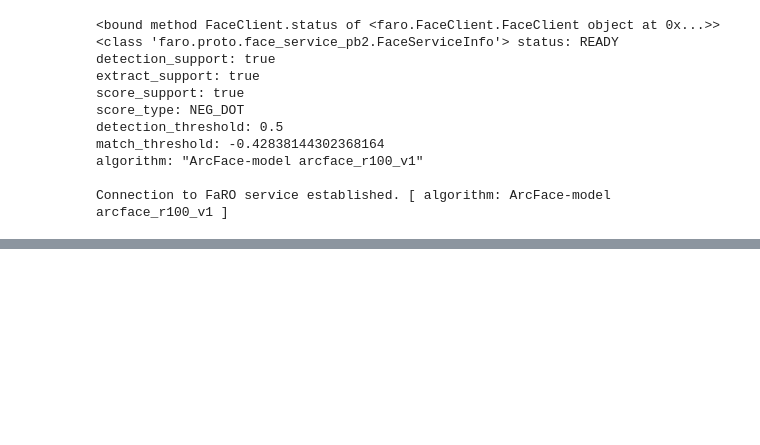
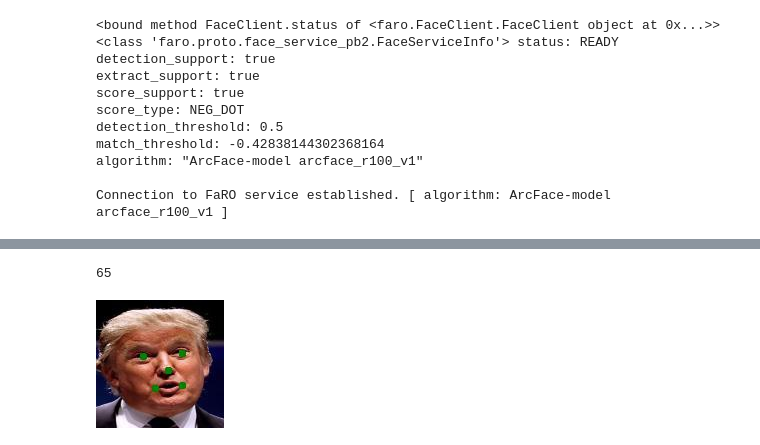
Before and after one commit to ORNL/faro, a Jupyter notebook: Notebooks/FaRO_Client_Face_Detection_Video_and_Images.ipynb, the cells around one changed output, grey strips where cells are left out. Drawn from its saved outputs; the diff is of its cells as text; code cells hidden in the pictures; blank space fills up the shorter version.

```diff
--- a/Notebooks/FaRO_Client_Face_Detection_Video_and_Images.ipynb
+++ b/Notebooks/FaRO_Client_Face_Detection_Video_and_Images.ipynb
@@ -274,12 +290,15 @@ img.show()
 # %%
 if detection_options.face_log is not None:
     from glob import glob
-    bbox_imgs = glob(os.path.join(detection_options.face_log,'*'))
+    bbox_imgs =  glob(os.path.join(detection_options.results_root_path, detection_options.face_log, 'image','*'))
     print(len(bbox_imgs))
     img_path = bbox_imgs[1]
 
 img = pv.Image(img_path)
 img.show()
+# %% [output]
+65
+[figure, added]
 # %%
 def process_video_detections(each):
     global video_header_flag
```
Also changed, not shown: parts of 8 cells of this notebook, 1 other file.
